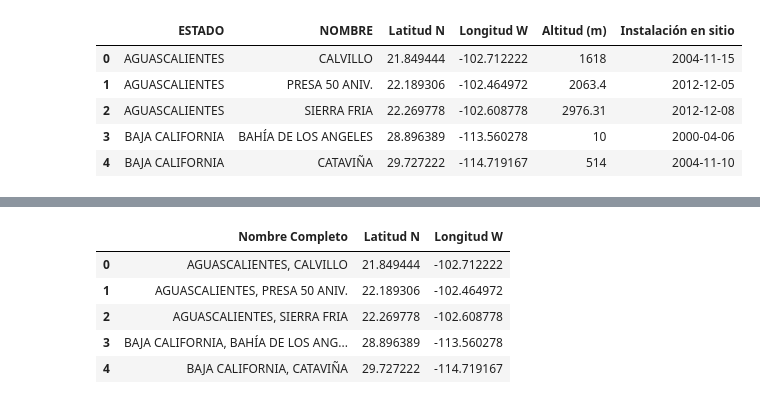
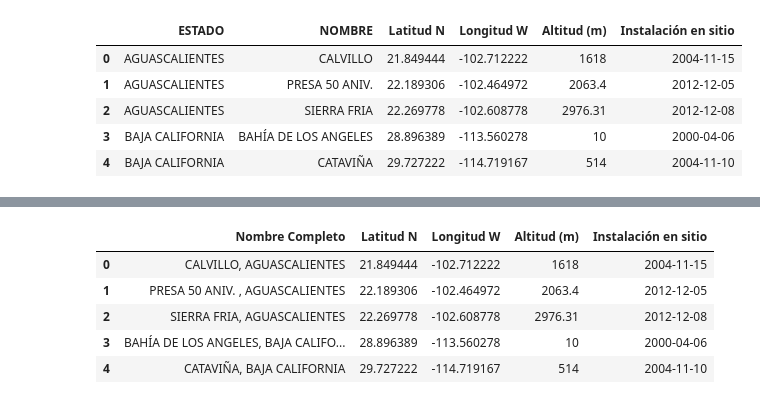
Before and after one commit to Adalberto29/Topicos, a Jupyter notebook: Mapa - Estación Meteorológicas Automaticas.ipynb, the cells around one changed output, grey strips where cells are left out. Drawn from its saved outputs; the diff is of its cells as text; code cells hidden in the pictures.

```diff
--- a/Mapa - Estación Meteorológicas Automaticas.ipynb
+++ b/Mapa - Estación Meteorológicas Automaticas.ipynb
@@ -64,6 +68,3 @@ df.head()
 | 2 | AGUASCALIENTES | SIERRA FRIA | 22.269778 | -102.608778 | 2976.31 | 2012-12-08 |
 | 3 | BAJA CALIFORNIA | BAHÍA DE LOS ANGELES | 28.896389 | -113.560278 | 10 | 2000-04-06 |
 | 4 | BAJA CALIFORNIA | CATAVIÑA | 29.727222 | -114.719167 | 514 | 2004-11-10 |
-# %%
-df["Nombre Completo"] = df["ESTADO"]+", "+df["NOMBRE"]
-df.head()
@@ -76,0 +71,4 @@ df.head()
+# %%
+#Se crea una nueva columna con la combinacion de nombre con estado
+df["Nombre Completo"] = df["NOMBRE"]+", "+df["ESTADO"]
+df.head()
@@ -77,13 +82,13 @@ df.head()
 # %%
-cols = ["Nombre Completo", "Latitud N", "Longitud W"]
+cols = ["Nombre Completo", "Latitud N", "Longitud W", "Altitud (m)","Instalación en sitio"]
 tabla = df[cols]
 tabla.to_excel("Catalogo.xlsx")
 tabla.head()
 # %% [output]
-|  | Nombre Completo | Latitud N | Longitud W |
-| 0 | AGUASCALIENTES, CALVILLO | 21.849444 | -102.712222 |
-| 1 | AGUASCALIENTES, PRESA 50 ANIV. | 22.189306 | -102.464972 |
-| 2 | AGUASCALIENTES, SIERRA FRIA | 22.269778 | -102.608778 |
-| 3 | BAJA CALIFORNIA, BAHÍA DE LOS ANG... | 28.896389 | -113.560278 |
-| 4 | BAJA CALIFORNIA, CATAVIÑA | 29.727222 | -114.719167 |
+|  | Nombre Completo | Latitud N | Longitud W | Altitud (m) | Instalación en sitio |
+| 0 | CALVILLO, AGUASCALIENTES | 21.849444 | -102.712222 | 1618 | 2004-11-15 |
+| 1 | PRESA 50 ANIV. , AGUASCALIENTES | 22.189306 | -102.464972 | 2063.4 | 2012-12-05 |
+| 2 | SIERRA FRIA, AGUASCALIENTES | 22.269778 | -102.608778 | 2976.31 | 2012-12-08 |
+| 3 | BAHÍA DE LOS ANGELES, BAJA CALIFO... | 28.896389 | -113.560278 | 10 | 2000-04-06 |
+| 4 | CATAVIÑA, BAJA CALIFORNIA | 29.727222 | -114.719167 | 514 | 2004-11-10 |
 # %%
```
Also changed, not shown: parts of 10 cells of this notebook.
